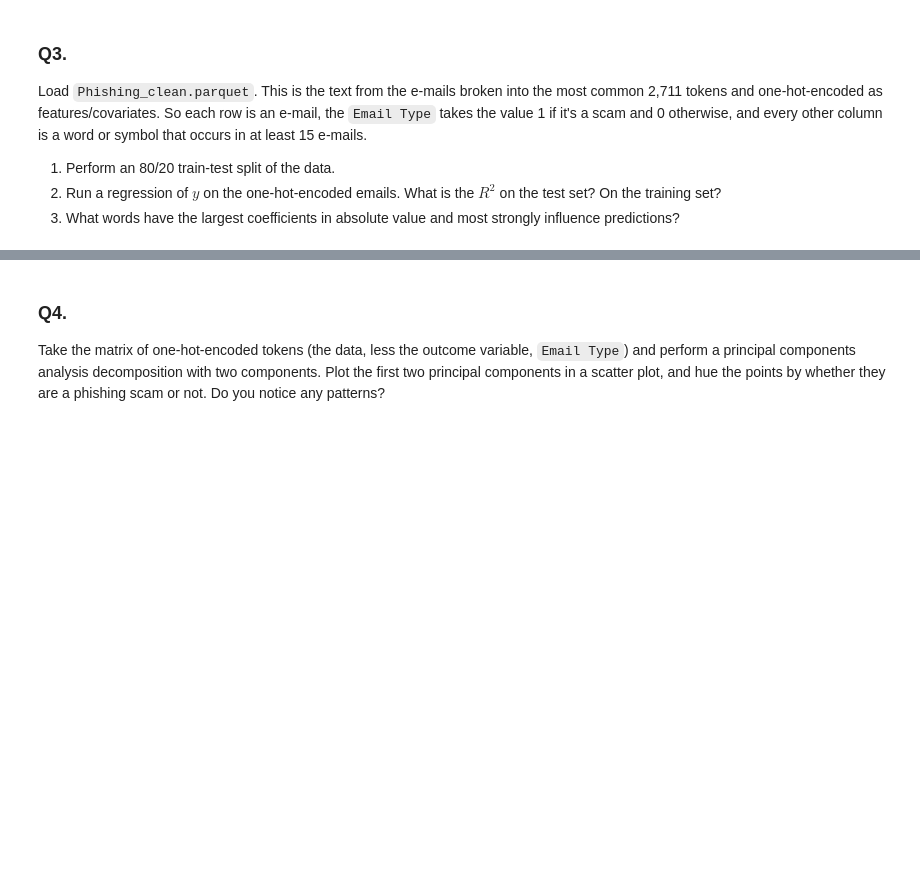
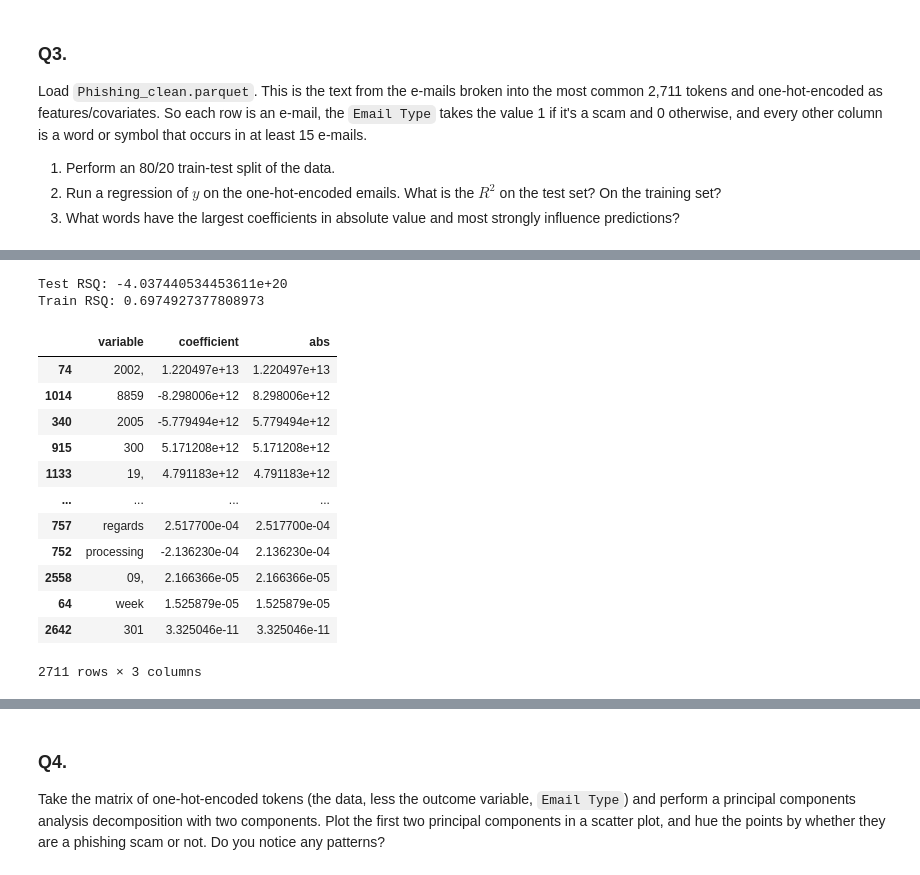
Before and after one commit to gffiveash/PCA, a Jupyter notebook: GF_assignment.ipynb, the cells around one changed output, grey strips where cells are left out. Cells and saved outputs as stored; diff of their text form; code cells hidden in the pictures; blank space fills up the shorter version.

```diff
--- a/GF_assignment.ipynb
+++ b/GF_assignment.ipynb
@@ -151,0 +225,40 @@ Load `Phishing_clean.parquet`. This is the text from the e-mails broken into the
+# %%
+y=df['Email Type']
+X_train, X_test, y_train, y_test=train_test_split(X,y,test_size=.2,random_state=100)
+# %%
+# Question 2
+from sklearn.linear_model import LinearRegression
+myRegression=LinearRegression(fit_intercept=False).fit(X_train,y_train)
+y_hat_test=myRegression.predict(X_test)
+y_hat_train=myRegression.predict(X_train)
+
+test_residuals=y_test-y_hat_test
+SSE=np.inner(test_residuals,test_residuals)
+rsqtest=1-SSE/np.inner(y_test-np.mean(y_test),y_test-np.mean(y_test))
+print('Test RSQ: '+str(rsqtest))
+
+train_residuals=y_train-y_hat_train
+SSE=np.inner(train_residuals,train_residuals)
+rsqtrain=1-SSE/np.inner(y_train-np.mean(y_train),y_train-np.mean(y_train))
+print('Train RSQ: '+str(rsqtrain))
+# %% [output]
+Test RSQ: -4.037440534453611e+20
+Train RSQ: 0.6974927377808973
+# %%
+results=pd.DataFrame({'variable':myRegression.feature_names_in_,'coefficient':myRegression.coef_})
+results['abs'] = np.abs(results['coefficient'])
+results.sort_values('abs',ascending=False)
+# %% [output]
+|  | variable | coefficient | abs |
+| 74 | 2002, | 1.220497e+13 | 1.220497e+13 |
+| 1014 | 8859 | -8.298006e+12 | 8.298006e+12 |
+| 340 | 2005 | -5.779494e+12 | 5.779494e+12 |
+| 915 | 300 | 5.171208e+12 | 5.171208e+12 |
+| 1133 | 19, | 4.791183e+12 | 4.791183e+12 |
+| ... | ... | ... | ... |
+| 757 | regards | 2.517700e-04 | 2.517700e-04 |
+| 752 | processing | -2.136230e-04 | 2.136230e-04 |
+| 2558 | 09, | 2.166366e-05 | 2.166366e-05 |
+| 64 | week | 1.525879e-05 | 1.525879e-05 |
+| 2642 | 301 | 3.325046e-11 | 3.325046e-11 |
+2711 rows × 3 columns
```
Also changed, not shown: parts of 17 cells of this notebook.
